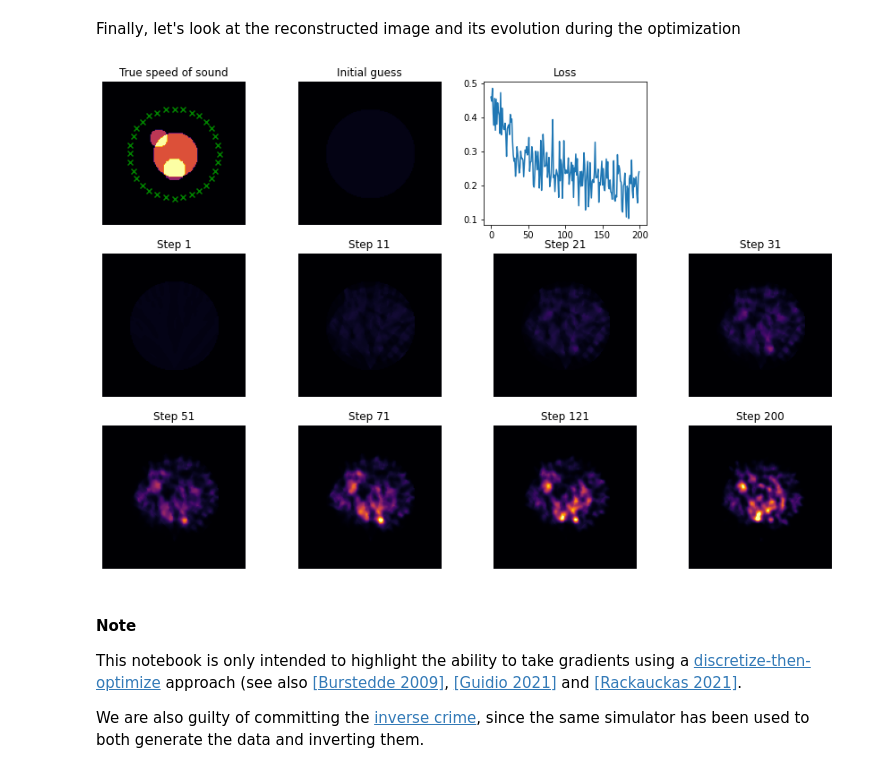
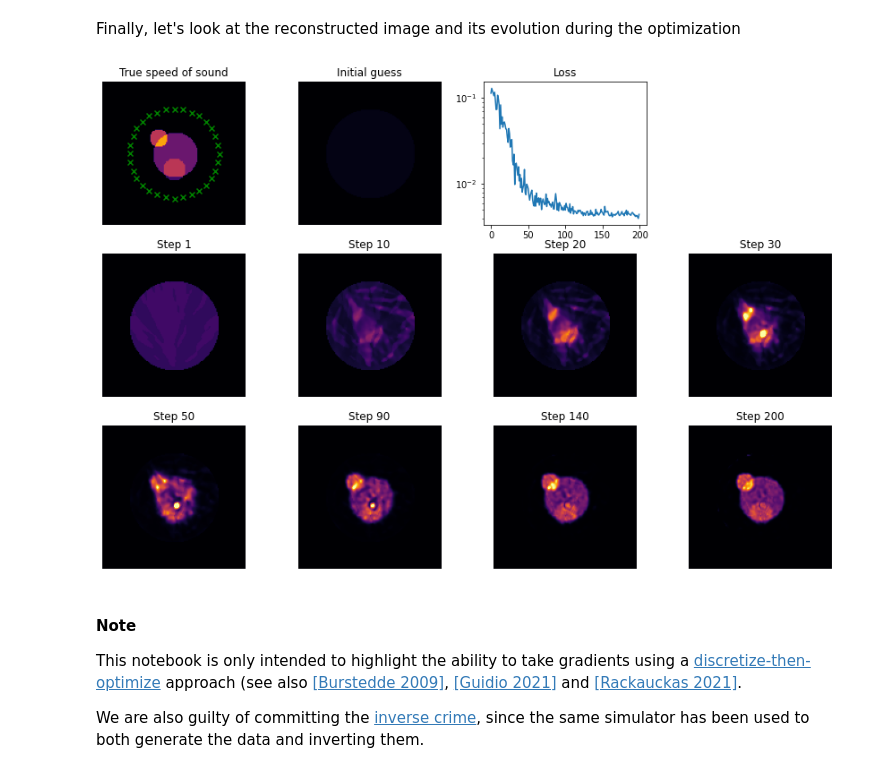
Before and after one commit to ucl-bug/jwave, a Jupyter notebook: docs/notebooks/time_varying/FWI.ipynb, the cells around one changed output. Cells and saved outputs as stored; diff of their text form; code cells hidden in the pictures.

```diff
--- a/docs/notebooks/time_varying/FWI.ipynb
+++ b/docs/notebooks/time_varying/FWI.ipynb
@@ -54,7 +54,7 @@ sound_speed = jnp.ones(N)
 circle_1 = _circ_mask(N, 8, (50, 50))
 circle_2 = _circ_mask(N, 10, (78, 64))
 circle_3 = _circ_mask(N, 20, (65, 65))
-sound_speed = sound_speed + 0.25 * circle_1 + 0.2 * circle_2 + 0.3 * circle_3
+sound_speed = sound_speed + 0.05 * circle_1 + 0.02 * circle_2 + 0.03 * circle_3
 sound_speed = FourierSeries(jnp.expand_dims(sound_speed, -1), domain)
 
 medium = Medium(domain=domain, sound_speed=sound_speed, pml_size=20.0)
@@ -290,40 +290,41 @@ true_sos = sound_speed.on_grid
 fig, axes = plt.subplots(3, 4, figsize=(15, 10))
 
 k = 0
-recs = [0, 10, 20, 30, 50, 70, 120, 199]
+recs = [0, 9, 19, 29, 49, 89, 139, 199]
 for row in range(3):
     for col in range(4):
         if k == 0:
-            axes[row, col].imshow(true_sos, cmap="inferno", vmax=1.5)
+            axes[row, col].imshow(true_sos, cmap="inferno", vmax=1.1)
             axes[row, col].scatter(
                 sensors_positions[1],
                 sensors_positions[0],
                 c="g",
                 marker="x",
                 label="sensors",
             )
             axes[row, col].set_title("True speed of sound")
             axes[row, col].set_axis_off()
         elif k == 1:
             axes[row, col].imshow(sos_original, cmap="inferno", vmax=1.5)
             axes[row, col].set_axis_off()
             axes[row, col].set_title("Initial guess")
         elif k == 2:
             axes[row, col].plot(losshistory)
             axes[row, col].set_title("Loss")
+            axes[row,col].set_yscale("log")
         elif k == 3:
             axes[row, col].set_axis_off()
         else:
             axes[row, col].imshow(
-                reconstructions[recs[k - 4]], cmap="inferno", vmax=1.5
+                reconstructions[recs[k - 4]], cmap="inferno", vmax=1.1
             )
             axes[row, col].set_axis_off()
             axes[row, col].set_title("Step {}".format(recs[k - 4] + 1))
         k += 1
 
 # plt.savefig('fwi.png')
 # %% [output]
-[figure, old version]
+[figure, new version]
 # %% [markdown]
 #### Note
 
```
Also changed, not shown: parts of 8 cells of this notebook, 1 other file.
